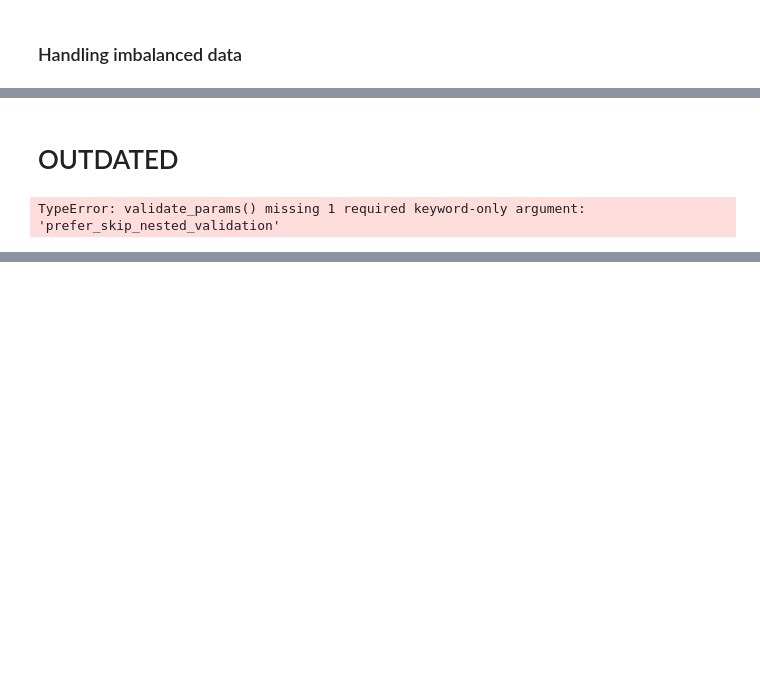
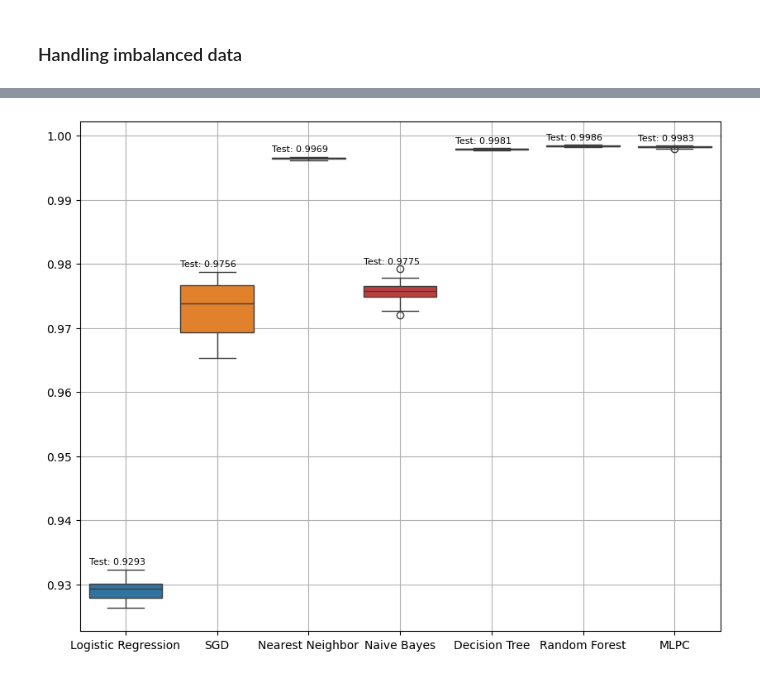
Before and after one commit to ArtemAntonov/Credit-Card-Transactions-Fraud-Detection, a Jupyter notebook: 2. Preprocessing.ipynb, the cells around one changed output, grey strips where cells are left out. Drawn from its saved outputs; the diff is of its cells as text; code cells hidden in the pictures; blank space fills up the shorter version.

```diff
--- a/2. Preprocessing.ipynb
+++ b/2. Preprocessing.ipynb
@@ -142,10 +237,0 @@ SGD 2024-11-09 15:32:04.376476
-# %% [markdown]
-# OUTDATED
-# %%
-from imblearn.over_sampling import SMOTE
-print(X_train.shape)
-sm = SMOTE(random_state=42)
-X_train, y_train = sm.fit_resample(X_train, y_train)
-print(X_train.shape)
-# %% [output]
-TypeError: validate_params() missing 1 required keyword-only argument: 'prefer_skip_nested_validation'
@@ -169,0 +238,5 @@ X_lda = lda.fit_transform(X, y)
+# %%
+#one hot, Scaler
+#no PF, PCA and SMOTE
+evaluate()
+# %% [output]
@@ -169,0 +251 @@ X_lda = lda.fit_transform(X, y)
+[figure, added]
```
Also changed, not shown: parts of 36 cells of this notebook.
